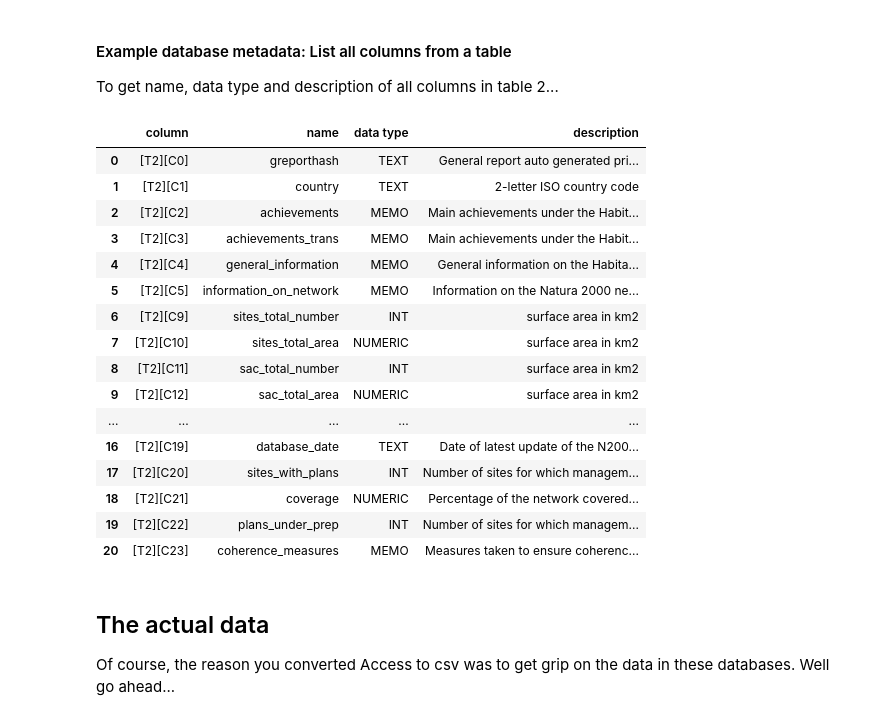
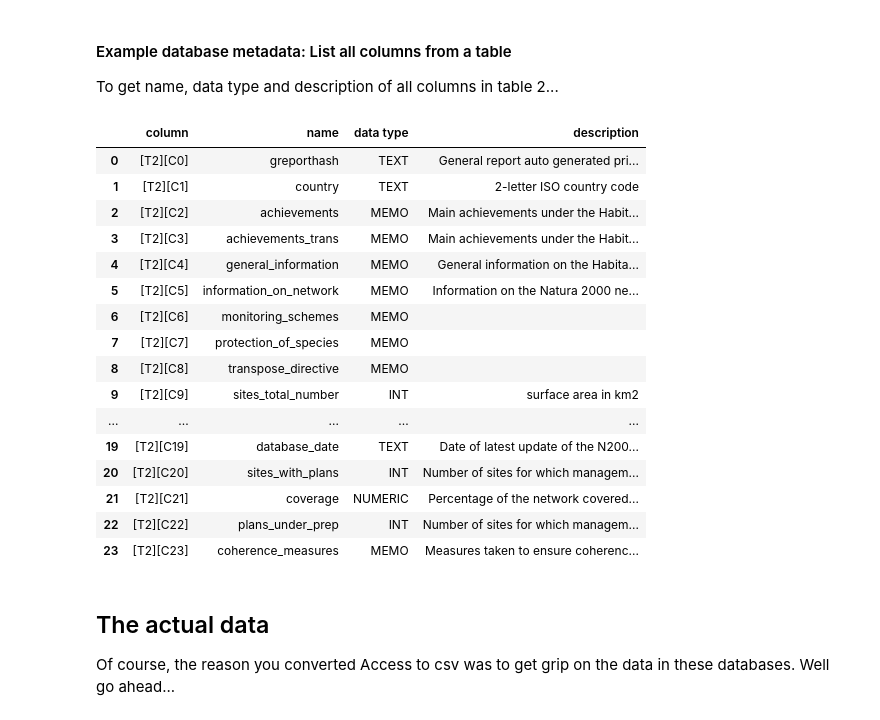
Before and after one commit to DANS-repo/axxess-jupyter, a Jupyter notebook: acc2csv.ipynb, the cells around one changed output. Cells and saved outputs as stored; diff of their text form; code cells hidden in the pictures.

```diff
--- a/acc2csv.ipynb
+++ b/acc2csv.ipynb
@@ -245,29 +245,31 @@ To get name, data type and description of all columns in table 2...
 # %%
 crit = "\\[T2\\]\\[C[0-9]*\\]" # regex to select all columns in T2
 names = df[(df.Obj.str.match(crit)) & (df.Key=="Column name")][['Obj', 'Value']]
 types = df[(df.Obj.str.match(crit)) & (df.Key=="Data type")][['Obj', 'Value']]
 descr = df[(df.Obj.str.match(crit)) & (df.Key=="(Property)Description")][['Obj', 'Value']]
-dft = names.merge(types, on='Obj').merge(descr)
+dft = names.merge(types, left_on='Obj', right_on='Obj', how='outer') \
+    .merge(descr, left_on='Obj', right_on='Obj', how='outer') \
+    .fillna('')
 dft.columns = ['column', 'name', 'data type', 'description']
 dft
 # %% [output]
 |  | column | name | data type | description |
 | 0 | [T2][C0] | greporthash | TEXT | General report auto generated pri... |
 | 1 | [T2][C1] | country | TEXT | 2-letter ISO country code |
 | 2 | [T2][C2] | achievements | MEMO | Main achievements under the Habit... |
 | 3 | [T2][C3] | achievements_trans | MEMO | Main achievements under the Habit... |
 | 4 | [T2][C4] | general_information | MEMO | General information on the Habita... |
 | 5 | [T2][C5] | information_on_network | MEMO | Information on the Natura 2000 ne... |
-| 6 | [T2][C9] | sites_total_number | INT | surface area in km2 |
-| 7 | [T2][C10] | sites_total_area | NUMERIC | surface area in km2 |
-| 8 | [T2][C11] | sac_total_number | INT | surface area in km2 |
-| 9 | [T2][C12] | sac_total_area | NUMERIC | surface area in km2 |
+| 6 | [T2][C6] | monitoring_schemes | MEMO |  |
+| 7 | [T2][C7] | protection_of_species | MEMO |  |
+| 8 | [T2][C8] | transpose_directive | MEMO |  |
+| 9 | [T2][C9] | sites_total_number | INT | surface area in km2 |
 | ... | ... | ... | ... | ... |
-| 16 | [T2][C19] | database_date | TEXT | Date of latest update of the N200... |
-| 17 | [T2][C20] | sites_with_plans | INT | Number of sites for which managem... |
-| 18 | [T2][C21] | coverage | NUMERIC | Percentage of the network covered... |
-| 19 | [T2][C22] | plans_under_prep | INT | Number of sites for which managem... |
-| 20 | [T2][C23] | coherence_measures | MEMO | Measures taken to ensure coherenc... |
+| 19 | [T2][C19] | database_date | TEXT | Date of latest update of the N200... |
+| 20 | [T2][C20] | sites_with_plans | INT | Number of sites for which managem... |
+| 21 | [T2][C21] | coverage | NUMERIC | Percentage of the network covered... |
+| 22 | [T2][C22] | plans_under_prep | INT | Number of sites for which managem... |
+| 23 | [T2][C23] | coherence_measures | MEMO | Measures taken to ensure coherenc... |
 # %% [markdown]
 ## The actual data
 
```
Also changed, not shown: parts of 6 cells of this notebook, 1 other file.
